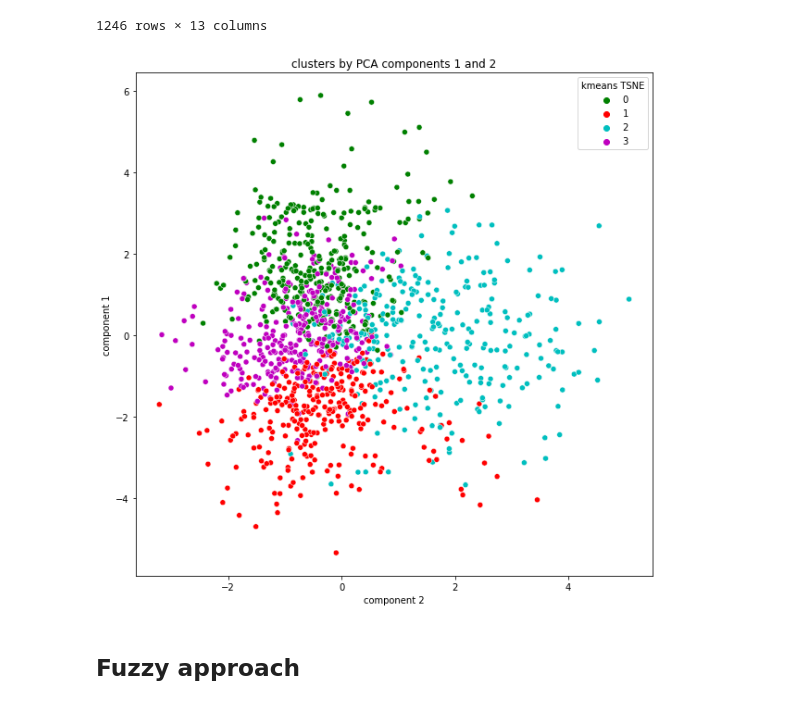
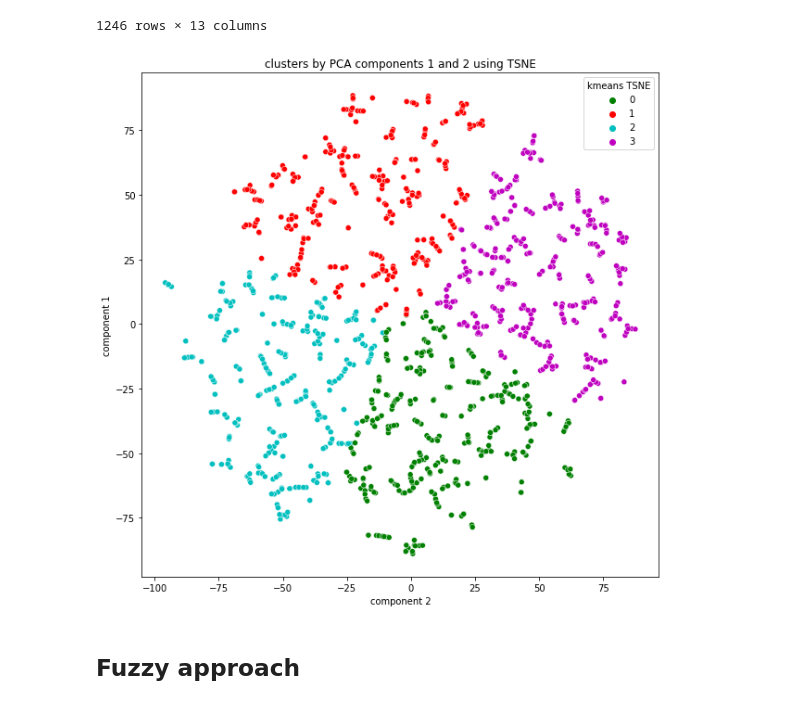
Before and after one commit to rengesf/flavorpred, a Jupyter notebook: clustering.ipynb, the cells around one changed output. Saved outputs shown, nothing was run; the diff lists cells and outputs as text; code cells hidden in the pictures.

Commit message:
added new datasets and few changes at clustering

```diff
--- a/clustering.ipynb
+++ b/clustering.ipynb
@@ -344,14 +339,14 @@ df_TSNE
 | 1245 | -0.198028 | -1.185297 | -0.050143 | 1.006758 | -0.631643 | -0.689731 | 1.442843 | -0.592448 | 0.500577 | ... |
 1246 rows × 13 columns
 # %%
-x_axis = df_pca_kmeans['component 2']
-y_axis = df_pca_kmeans['component 1']
+x_axis = df_TSNE['component 2']
+y_axis = df_TSNE['component 1']
 plt.figure(figsize=(10,10))
 sns.scatterplot(x=x_axis, y=y_axis, data=df_TSNE, hue = df_TSNE['kmeans TSNE'], palette=['g','r','c','m'])
-plt.title('clusters by PCA components 1 and 2')
+plt.title('clusters by PCA components 1 and 2 using TSNE')
 plt.show()
 # %% [output]
-[figure, old version]
+[figure, new version]
 # %% [markdown]
 ## Fuzzy approach
 # %%
```
Also changed, not shown: parts of 23 cells of this notebook, 4 other files.
